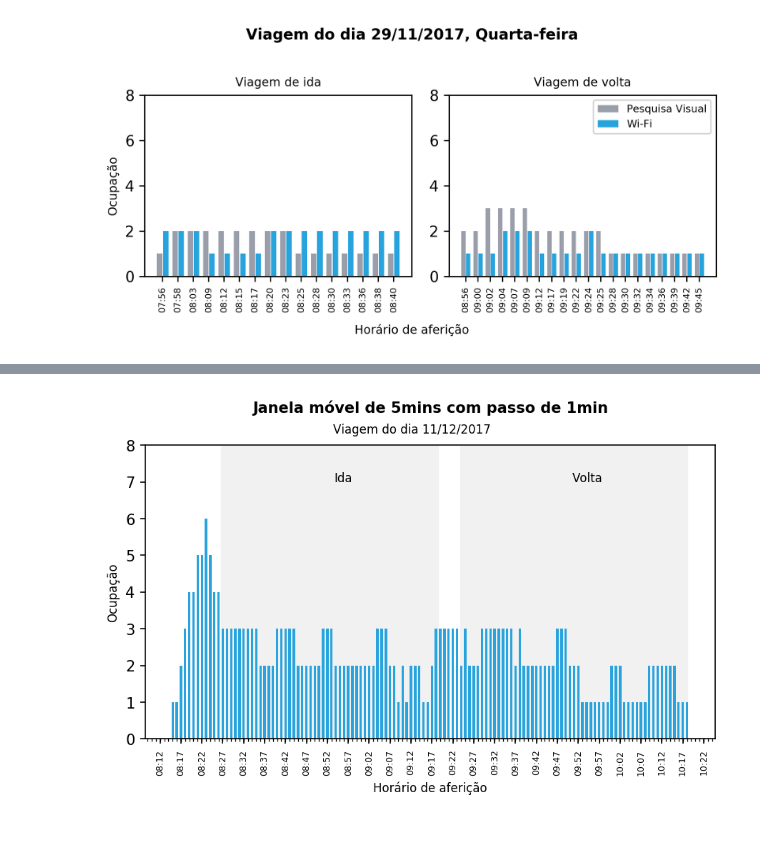
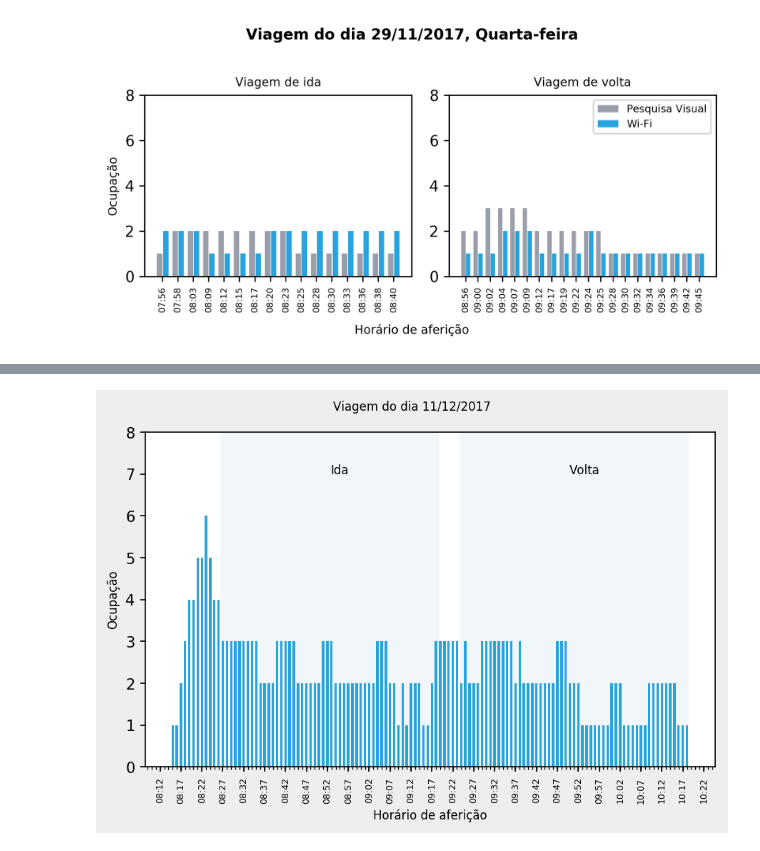
Before and after one commit to hilios/wifi-apc-analysis, a Jupyter notebook: analysis-v2.ipynb, the cells around one changed output, grey strips where cells are left out. Cells and saved outputs as stored; diff of their text form; code cells hidden in the pictures.

```diff
--- a/analysis-v2.ipynb
+++ b/analysis-v2.ipynb
@@ -553,5 +553,6 @@ plt.show()
 # %%
 date = "11/12/2017"
+span_kwargs = {'facecolor': '#D0E3F1', 'alpha': 0.3, 'lw': 1, 'ls':'-', 'edgecolor': '#FFFFFF'}
 
 # Get the start/end timestamps for the round trip
 a = trips.filter((col("date") == date) & (col("direction") == 0)).select("start", "end").first()
@@ -562,45 +563,48 @@ r = r.set_index(r["window"].map(lambda x: x[0]))
 
 x = np.arange(len(r))
 
-fig, ax = plt.subplots(dpi=150, figsize=(6, 4))
+fig, ax = plt.subplots(dpi=150, figsize=(6, 4), facecolor="#eeeeee")
 
 # Draw the first trip area
 asi = r.index.get_loc(a['start'], method='nearest')
 aei = r.index.get_loc(a['end'],   method='nearest')
 # ax.axvspan(r.iloc[asi]['window'][0], r.iloc[aei]['window'][1], **span_kwargs)
 ax.axvspan(a['start'], a['end'], **span_kwargs)
 
 # Draw the second trip area
 bsi = r.index.get_loc(b['start'], method='nearest')
 bei = r.index.get_loc(b['end'],   method='nearest')
 # ax.axvspan(r.iloc[bsi]['window'][0], r.iloc[bei]['window'][1], **span_kwargs)
 ax.axvspan(b['start'], b['end'], **span_kwargs)
 
 # Draw the occupation graph
 ax.bar(r.index, r['occupation'], width=0.0004, color=wifi_color)
 
 mAX = mdates.date2num(r.ix[asi]['window']['start']) + (mdates.date2num(r.ix[aei]['window']['end']) - mdates.date2num(r.ix[asi]['window']['start'])) / 2
 mBX = mdates.date2num(r.ix[bsi]['window']['start']) + (mdates.date2num(r.ix[bei]['window']['end']) - mdates.date2num(r.ix[bsi]['window']['start'])) / 2
 
 # Labels
-ax.annotate("Ida",   xy=(mAX - 0.001, 7), **text_kwargs)
-ax.annotate("Volta", xy=(mBX - 0.002, 7), **text_kwargs)
+annotate_text = {'horizontalalignment': 'center'}
+annotate_text.update(text_kwargs)
+
+ax.annotate("Ida",   xy=(mAX, 7), **annotate_text)
+ax.annotate("Volta", xy=(mBX, 7), **annotate_text)
 
 # Prepare the graph
-ax.set_title("Janela móvel de 5mins com passo de 1min", **title_kwargs)
+# ax.set_title("Janela móvel de 5mins com passo de 1min", **title_kwargs)
 ax.set_ylabel("Ocupação", **text_kwargs)
 ax.set_xlabel("Horário de aferição", **text_kwargs)
 ax.axes.set_ybound(0, 8)
 ax.xaxis.set_major_locator(mdates.MinuteLocator(interval=5))
 ax.xaxis.set_minor_locator(mdates.MinuteLocator(interval=1))
 ax.xaxis.set_major_formatter(mdates.DateFormatter('%H:%M'))
 
-fig.text(0.5, 0.88, "Viagem do dia %s" % date, horizontalalignment='center', **text_kwargs)
+fig.text(0.5, 1, "Viagem do dia %s" % date, horizontalalignment='center', **text_kwargs)
 
 plt.xticks(**labels_kwargs)
 plt.tight_layout()
 # %% [output]
-[figure, old version]
+[figure, new version]
 # %%
 def save_dataset(df, name):
     try:
```
Also changed, not shown: parts of 4 cells of this notebook, 1 other file.
